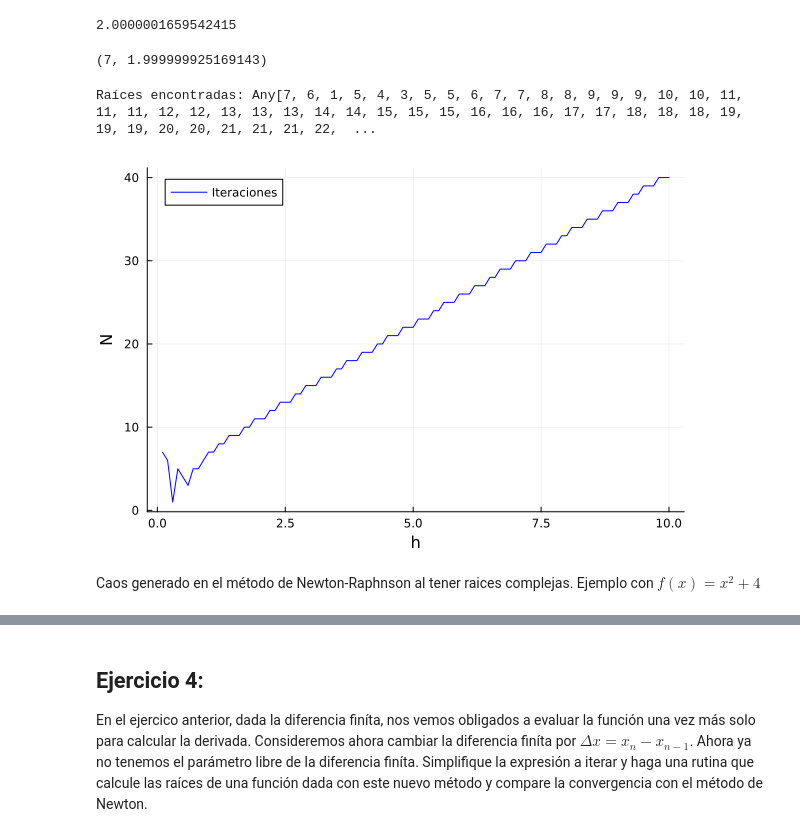
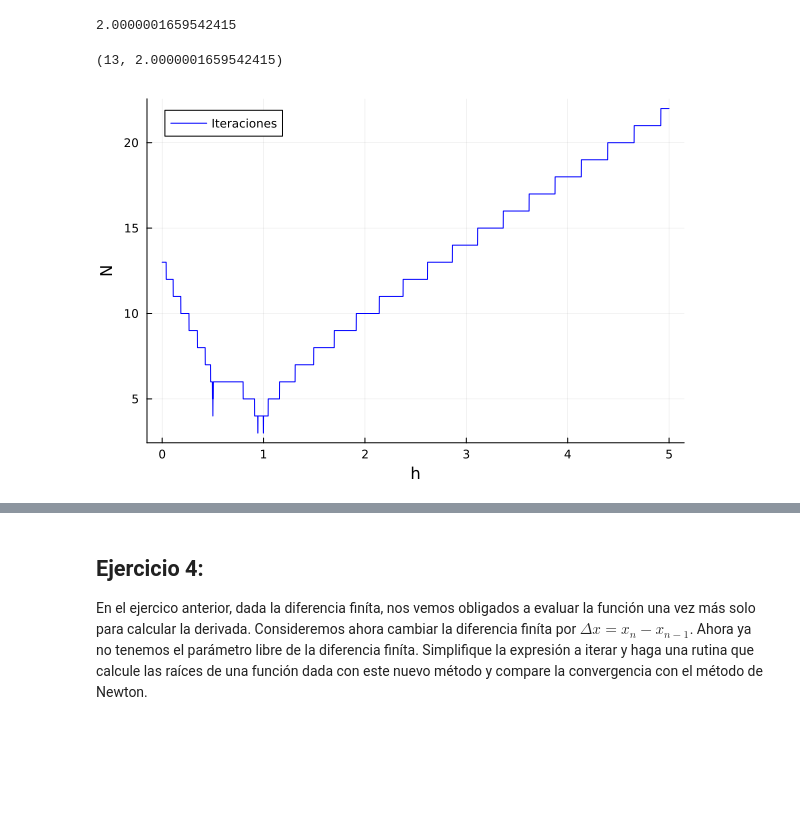
Before and after one commit to Guillermo-Phy-Morfin/Metodos-Computacionales, a Jupyter notebook: Ejercicios/Julia_intro.ipynb, the cells around one changed output, grey strips where cells are left out. Cells and saved outputs as stored; diff of their text form; code cells hidden in the pictures; blank space fills up the shorter version.

```diff
--- a/Ejercicios/Julia_intro.ipynb
+++ b/Ejercicios/Julia_intro.ipynb
@@ -174,35 +189,31 @@ end
 
 
 f(x) = x^2 - 4
-Newton_Raphson(f, 1.5, 1.4, 1e-6)
+Newton_Raphson(f, 1.5, 1e-10, 1.0e-6)
 # %% [output]
-(7, 1.999999925169143)
+(13, 2.0000001659542415)
 # %%
-using Plots
 function Nsteps(f, x0, rango, tol)
     steps = []
     for h in rango
-            N = Newton_Raphson(f, x0, h, tol)
+            N, = Newton_Raphson(f, x0, h, tol)
             push!(steps, N)
     end
     return steps
 end
 
 # Parámetros
-rango = 0.1:0.1:10
+rango = 0.0001:0.001:5.0
 tol = 1.0e-6
-x0 = 1.7
+x0 = 1.5
 
 # Encontrar y graficar las raíces
 y = Nsteps(f, x0, rango, tol)
-println("Raíces encontradas: ", y)
+println("Iteraciones necesarias del método ", y)
 
 # Graficar la función
 plot(rango, y, label="Iteraciones", color="blue")
 xlabel!("h")
 ylabel!("N")
 # %% [output]
-Raíces encontradas: Any[7, 6, 1, 5, 4, 3, 5, 5, 6, 7, 7, 8, 8, 9, 9, 9, 10, 10, 11, 11, 11, 12, 12, 13, 13, 13, 14, 14, 15, 15, 15, 16, 16, 16, 17, 17, 18, 18, 18, 19, 19, 19, 20, 20, 21, 21, 21, 22,  ...
-[figure, old version]
+[figure, new version]
-# %% [markdown]
-Caos generado en el método de Newton-Raphnson al tener raices complejas. Ejemplo con $f(x) = x^2+4$
```
Also changed, not shown: parts of 18 cells of this notebook.
